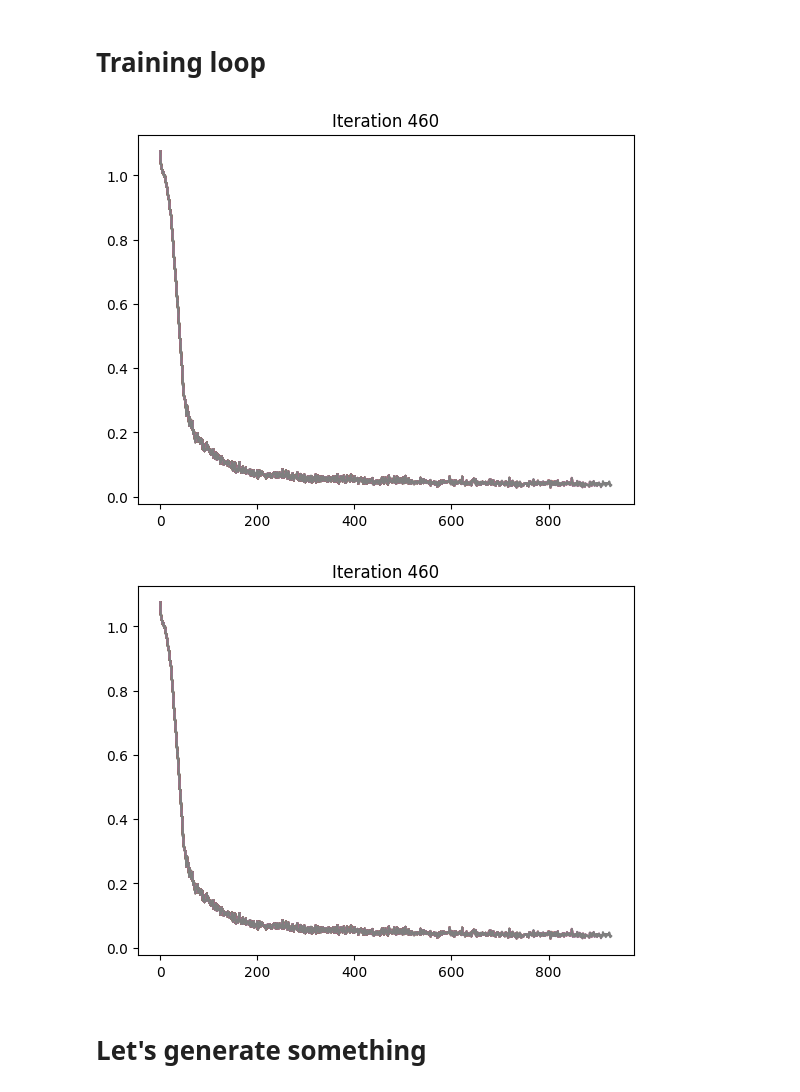
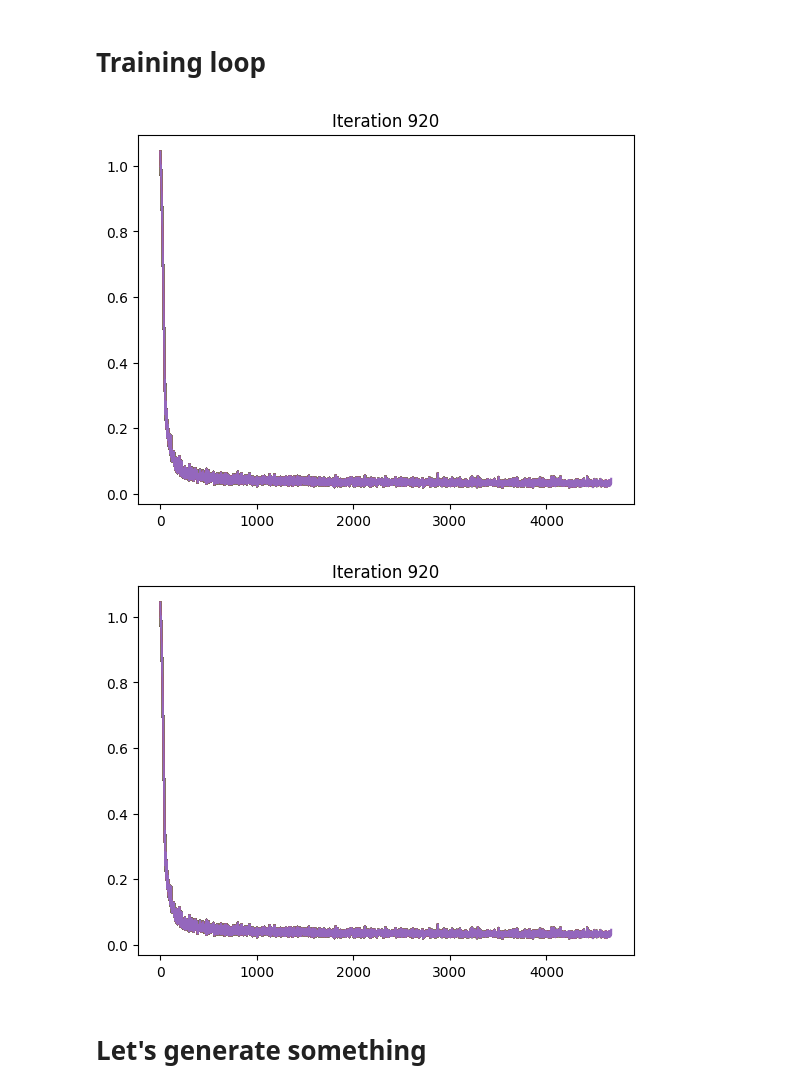
Before and after one commit to germanKoch/diffusion, a Jupyter notebook: diffusion-model.ipynb, the cells around one changed output. Cells and saved outputs as stored; diff of their text form; code cells hidden in the pictures.

Commit message:
Kaggle Notebook | diffusion-model | asd

```diff
--- a/diffusion-model.ipynb
+++ b/diffusion-model.ipynb
@@ -95,9 +95,9 @@ def show_forward(ddpm, loader, device):
 # %% [markdown]
 # Hyperparams
 # %%
-no_train = False
-batch_size = 128
-n_epochs = 20
+batch_size = 64
+n_epochs = 5
+n_steps = 1000
 lr = 0.001
 store_path = "ddpm_mnist.pt"
 device = 'cuda' if torch.cuda.is_available() else 'cpu'
@@ -147,7 +146,7 @@ $\alpha_{t} = 1 - \beta_{t}$
 # %%
 # DDPM class
 class MyDDPM(nn.Module):
-    def __init__(self, network, n_steps=200, min_beta=10 ** -4, max_beta=0.02, device=None):
+    def __init__(self, network, n_steps=1000, min_beta=10 ** -4, max_beta=0.02, device=None):
         super(MyDDPM, self).__init__()
         self.n_steps = n_steps
         self.device = device
@@ -321,11 +320,8 @@ class UNetNaMinimalkax(nn.Module):
         return self.conv_out(out6)
 # %% [markdown]
 # Training loop
-# %%
-n_steps = 1000
-lr = 0.001
 # %%
-model = MyDDPM(UNetNaMinimalkax(), n_steps=n_steps, device=device)
+model = MyDDPM(UNetNaMinimalkax(n_steps=n_steps, time_emb_dim=100), n_steps=n_steps, device=device)
 optimizer = torch.optim.Adam(model.parameters(), lr=lr)
 # %%
 import matplotlib.pyplot as plt
@@ -369,10 +365,10 @@ def training_loop(ddpm, loader, n_epochs, optim, device, store_path="ddpm_model.
                 plt.title(f'Iteration {step}')
                 display(plt.gcf())
 # %%
-training_loop(model, loader, 2, optimizer, device)
+training_loop(model, loader, n_epochs, optimizer, device)
 # %% [output]
-[figure, old version]
+[figure, new version]
-[figure, old version]
+[figure, new version]
 # %% [markdown]
 # Let's generate something
 # %% [markdown]
```
Also changed, not shown: parts of 7 cells of this notebook.
